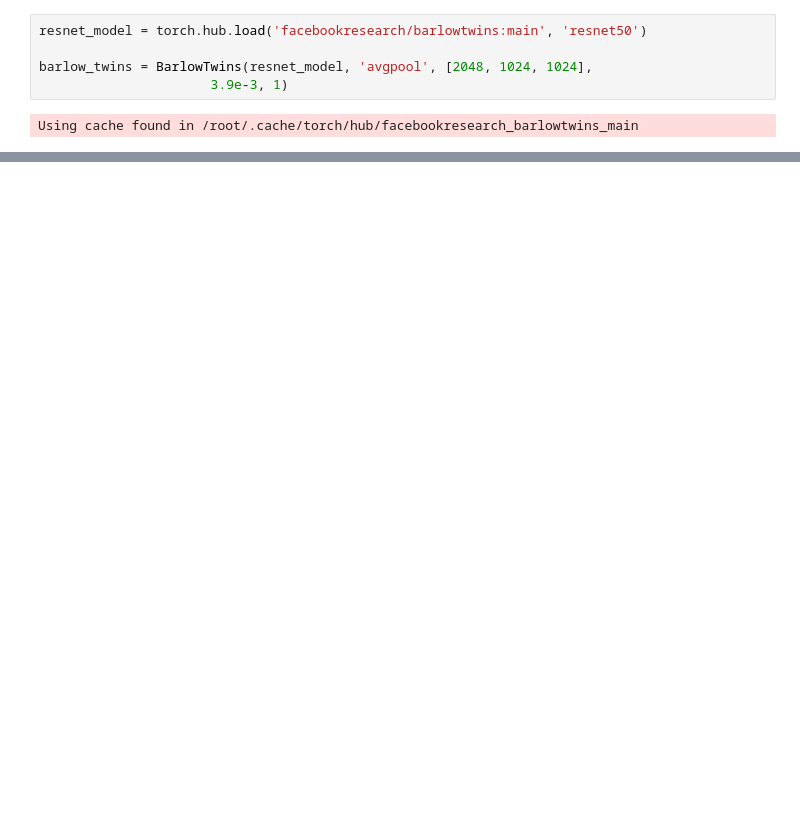
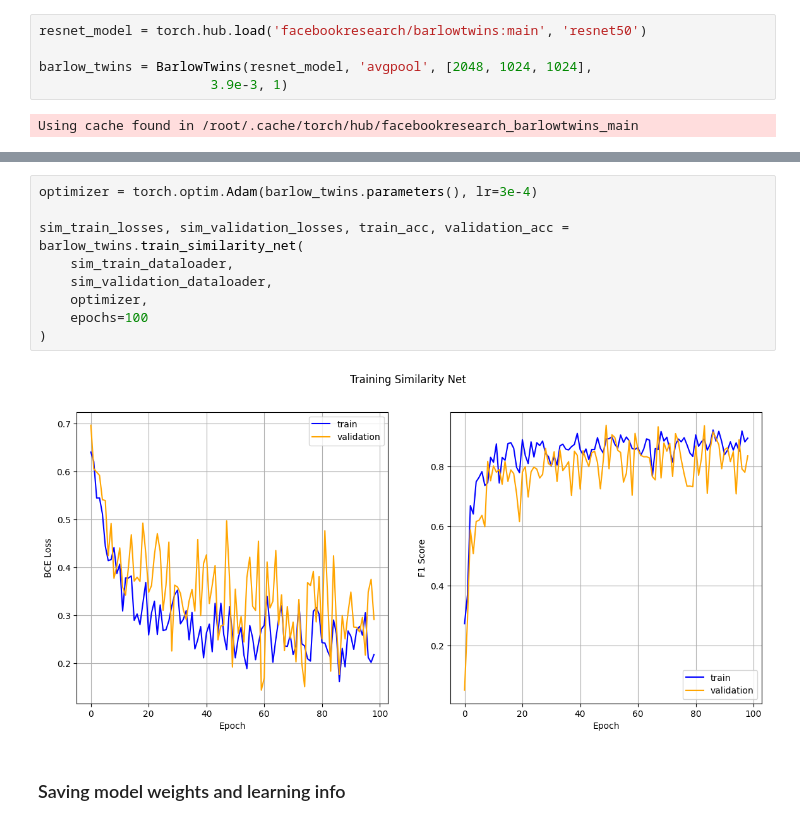
Before and after one commit to intsystems/2025-Project-170, a Jupyter notebook: code/computational_experiment.ipynb, the cells around one changed output, grey strips where cells are left out. Cells and saved outputs as stored; diff of their text form; blank space fills up the shorter version.

```diff
--- a/code/computational_experiment.ipynb
+++ b/code/computational_experiment.ipynb
@@ -403,0 +630,13 @@ save_to_drive("BT_blood-cells-256_0-180ep_validation_loss.npy")
+# %%
+optimizer = torch.optim.Adam(barlow_twins.parameters(), lr=3e-4)
+
+sim_train_losses, sim_validation_losses, train_acc, validation_acc = barlow_twins.train_similarity_net(
+    sim_train_dataloader,
+    sim_validation_dataloader,
+    optimizer,
+    epochs=100
+)
+# %% [output]
+[figure, added]
+# %% [markdown]
+### Saving model weights and learning info
```
Also changed, not shown: parts of 20 cells of this notebook, 10 other files.
